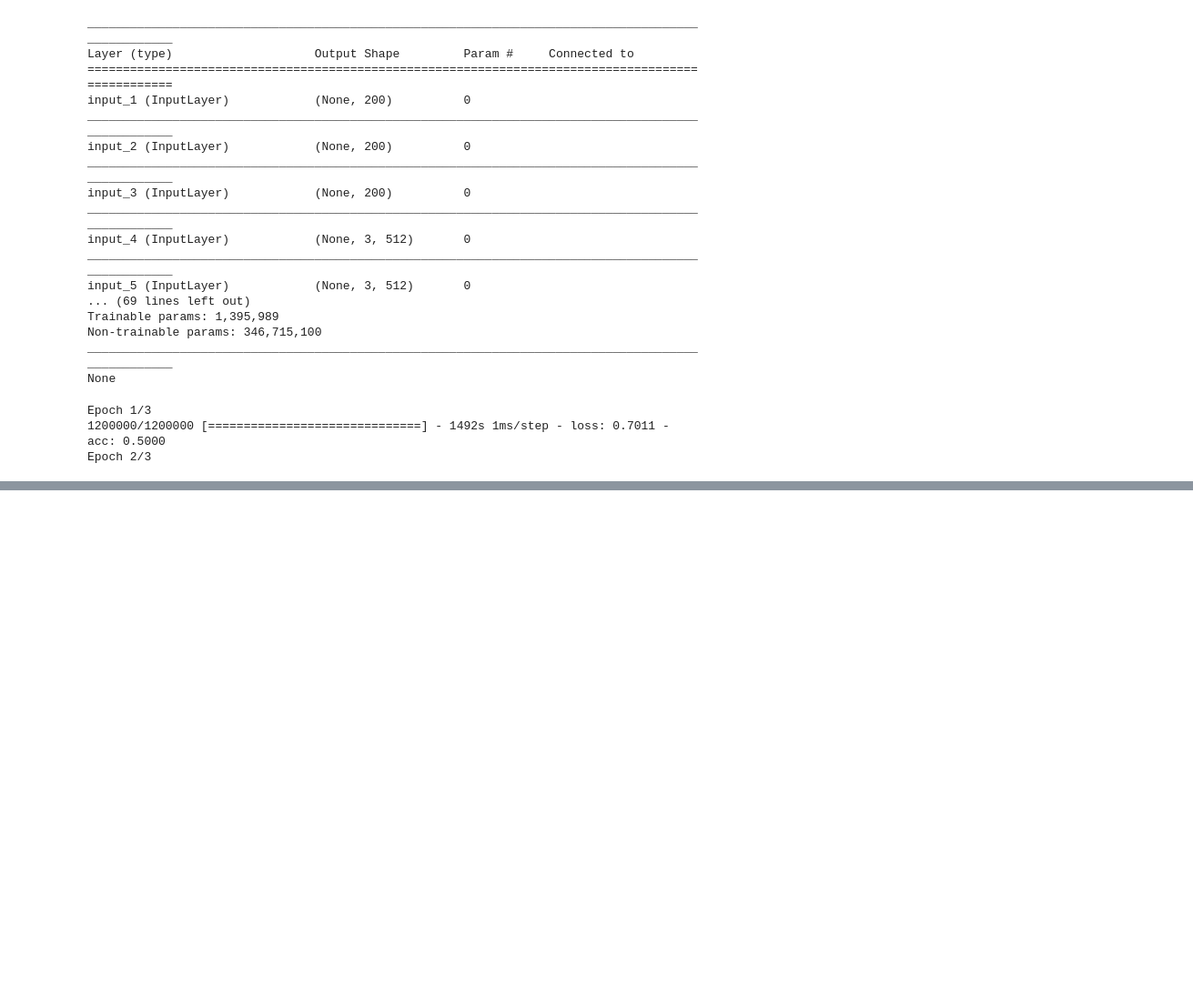
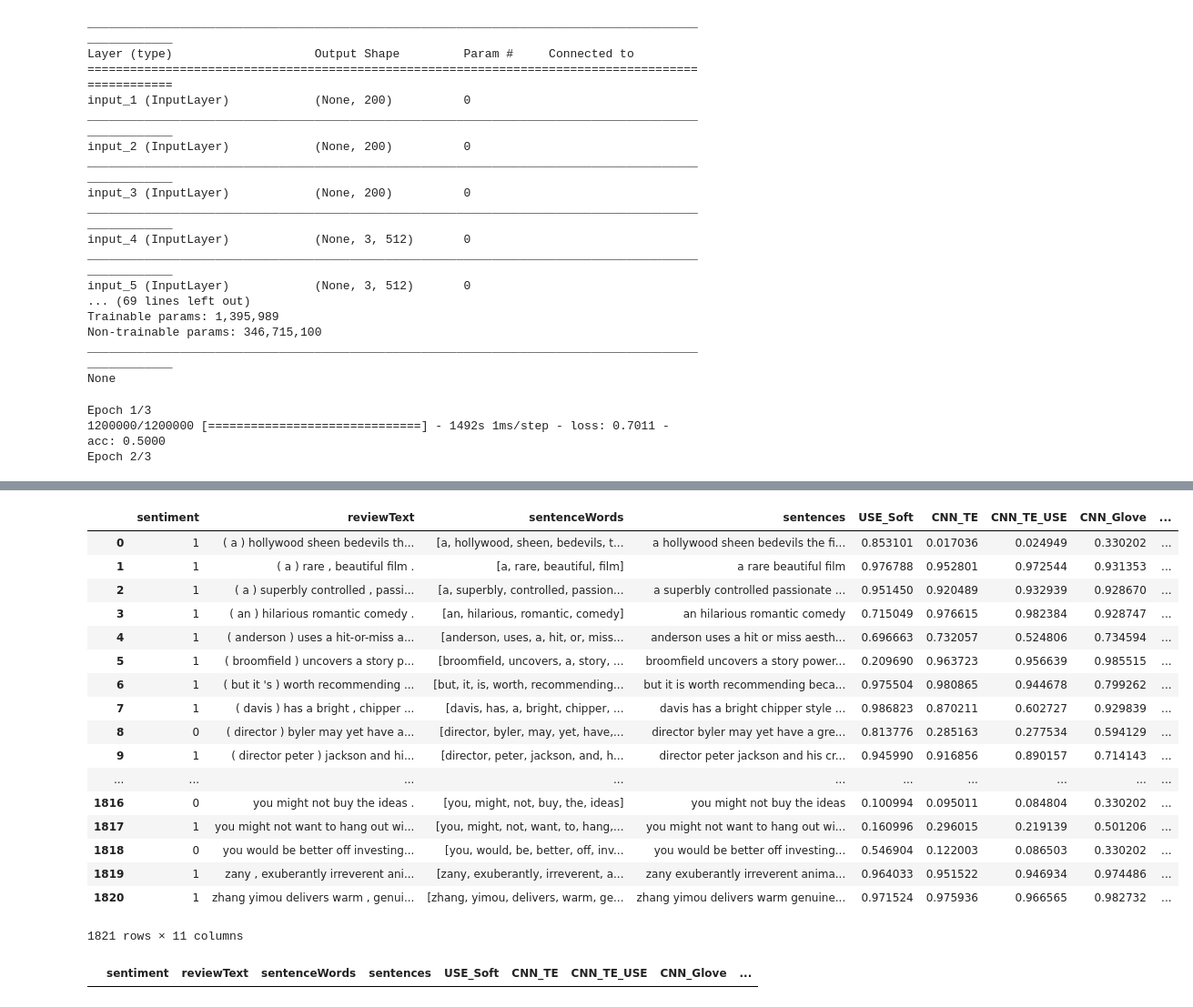
Before and after one commit to lance-miles/w266FinalProject-Amazon, a Jupyter notebook: Notebook/Amazon Reviews - Final Project Notebook.ipynb, the cells around one changed output, grey strips where cells are left out. Shown at 91% size. Saved outputs shown, nothing was run; the diff lists cells and outputs as text; code cells hidden in the pictures; blank space fills up the shorter version.

```diff
--- a/Notebook/Amazon Reviews - Final Project Notebook.ipynb
+++ b/Notebook/Amazon Reviews - Final Project Notebook.ipynb
@@ -2619,0 +2693,35 @@ test_results
+# %%
+sst_test_labels = pd.read_fwf('../../stsabinarytest.txt', header = None)
+sst_test_labels.columns = ['sentiment','reviewText2','blank1','blank2']
+new_sst_labels = sst_test_labels.sort_values('reviewText2').reset_index()
+#new_sst_labels
+# %%
+new_sst_res = sst_results.sort_values('reviewText').reset_index()
+#new_sst_res
+# %%
+new_sst =  pd.concat([new_sst_labels, new_sst_res], axis=1, join_axes=[new_sst_res.index]).drop(columns=['level_0','index','reviewText2','blank1','blank2'])
+new_sst
+# %% [output]
+|  | sentiment | reviewText | sentenceWords | sentences | USE_Soft | CNN_TE | CNN_TE_USE | CNN_Glove | ... |
+| 0 | 1 | ( a ) hollywood sheen bedevils th... | [a, hollywood, sheen, bedevils, t... | a hollywood sheen bedevils the fi... | 0.853101 | 0.017036 | 0.024949 | 0.330202 | ... |
+| 1 | 1 | ( a ) rare , beautiful film . | [a, rare, beautiful, film] | a rare beautiful film | 0.976788 | 0.952801 | 0.972544 | 0.931353 | ... |
+| 2 | 1 | ( a ) superbly controlled , passi... | [a, superbly, controlled, passion... | a superbly controlled passionate ... | 0.951450 | 0.920489 | 0.932939 | 0.928670 | ... |
+| 3 | 1 | ( an ) hilarious romantic comedy . | [an, hilarious, romantic, comedy] | an hilarious romantic comedy | 0.715049 | 0.976615 | 0.982384 | 0.928747 | ... |
+| 4 | 1 | ( anderson ) uses a hit-or-miss a... | [anderson, uses, a, hit, or, miss... | anderson uses a hit or miss aesth... | 0.696663 | 0.732057 | 0.524806 | 0.734594 | ... |
+| 5 | 1 | ( broomfield ) uncovers a story p... | [broomfield, uncovers, a, story, ... | broomfield uncovers a story power... | 0.209690 | 0.963723 | 0.956639 | 0.985515 | ... |
+| 6 | 1 | ( but it 's ) worth recommending ... | [but, it, is, worth, recommending... | but it is worth recommending beca... | 0.975504 | 0.980865 | 0.944678 | 0.799262 | ... |
+| 7 | 1 | ( davis ) has a bright , chipper ... | [davis, has, a, bright, chipper, ... | davis has a bright chipper style ... | 0.986823 | 0.870211 | 0.602727 | 0.929839 | ... |
+| 8 | 0 | ( director ) byler may yet have a... | [director, byler, may, yet, have,... | director byler may yet have a gre... | 0.813776 | 0.285163 | 0.277534 | 0.594129 | ... |
+| 9 | 1 | ( director peter ) jackson and hi... | [director, peter, jackson, and, h... | director peter jackson and his cr... | 0.945990 | 0.916856 | 0.890157 | 0.714143 | ... |
+| ... | ... | ... | ... | ... | ... | ... | ... | ... | ... |
+| 1816 | 0 | you might not buy the ideas . | [you, might, not, buy, the, ideas] | you might not buy the ideas | 0.100994 | 0.095011 | 0.084804 | 0.330202 | ... |
+| 1817 | 1 | you might not want to hang out wi... | [you, might, not, want, to, hang,... | you might not want to hang out wi... | 0.160996 | 0.296015 | 0.219139 | 0.501206 | ... |
+| 1818 | 0 | you would be better off investing... | [you, would, be, better, off, inv... | you would be better off investing... | 0.546904 | 0.122003 | 0.086503 | 0.330202 | ... |
+| 1819 | 1 | zany , exuberantly irreverent ani... | [zany, exuberantly, irreverent, a... | zany exuberantly irreverent anima... | 0.964033 | 0.951522 | 0.946934 | 0.974486 | ... |
+| 1820 | 1 | zhang yimou delivers warm , genui... | [zhang, yimou, delivers, warm, ge... | zhang yimou delivers warm genuine... | 0.971524 | 0.975936 | 0.966565 | 0.982732 | ... |
+1821 rows × 11 columns
+# %%
+df1 = new_sst[new_sst.isnull().any(axis=1)]
+df1
+# %% [output]
+|  | sentiment | reviewText | sentenceWords | sentences | USE_Soft | CNN_TE | CNN_TE_USE | CNN_Glove | ... |
```
Also changed, not shown: parts of 19 cells of this notebook, 2 other files.
